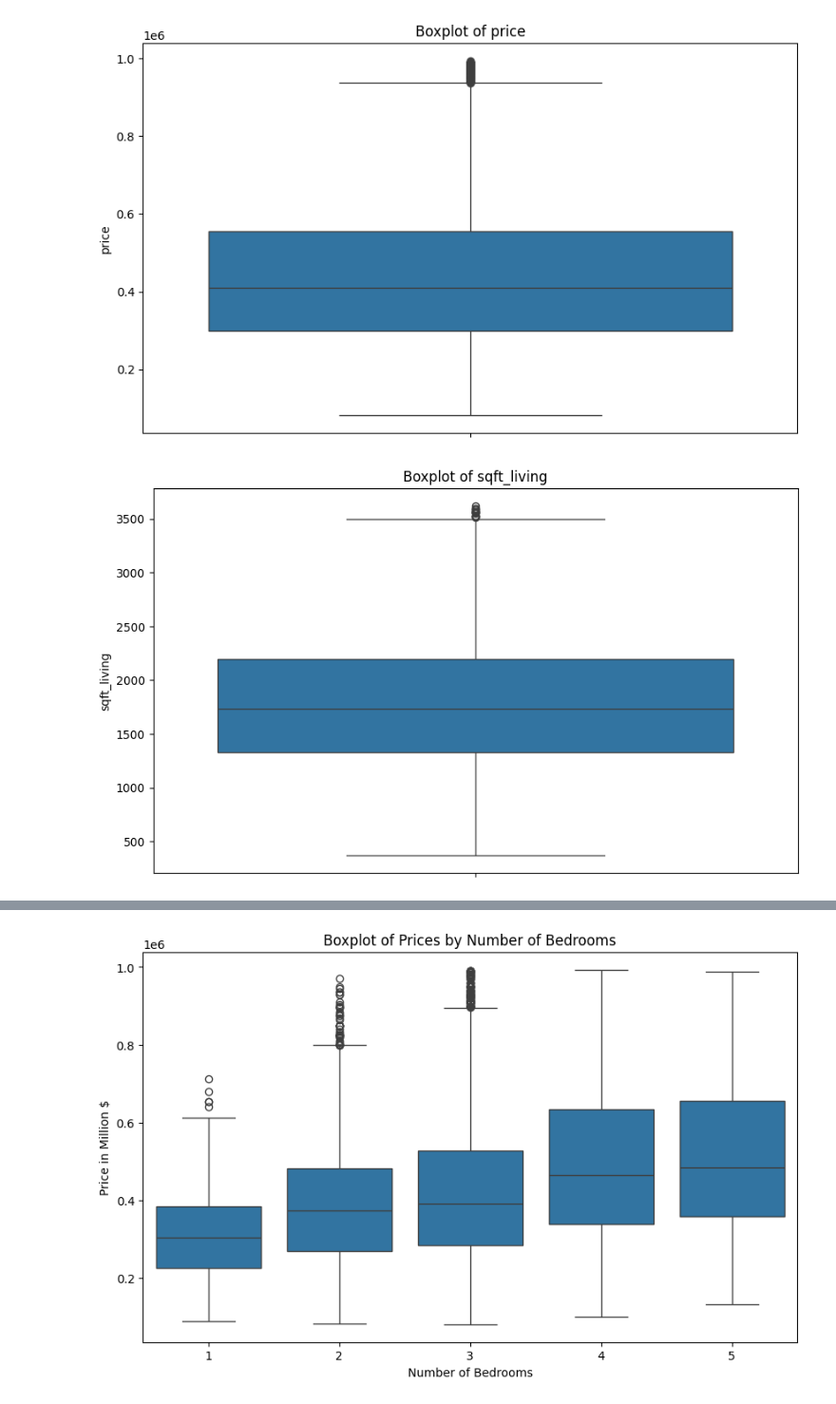
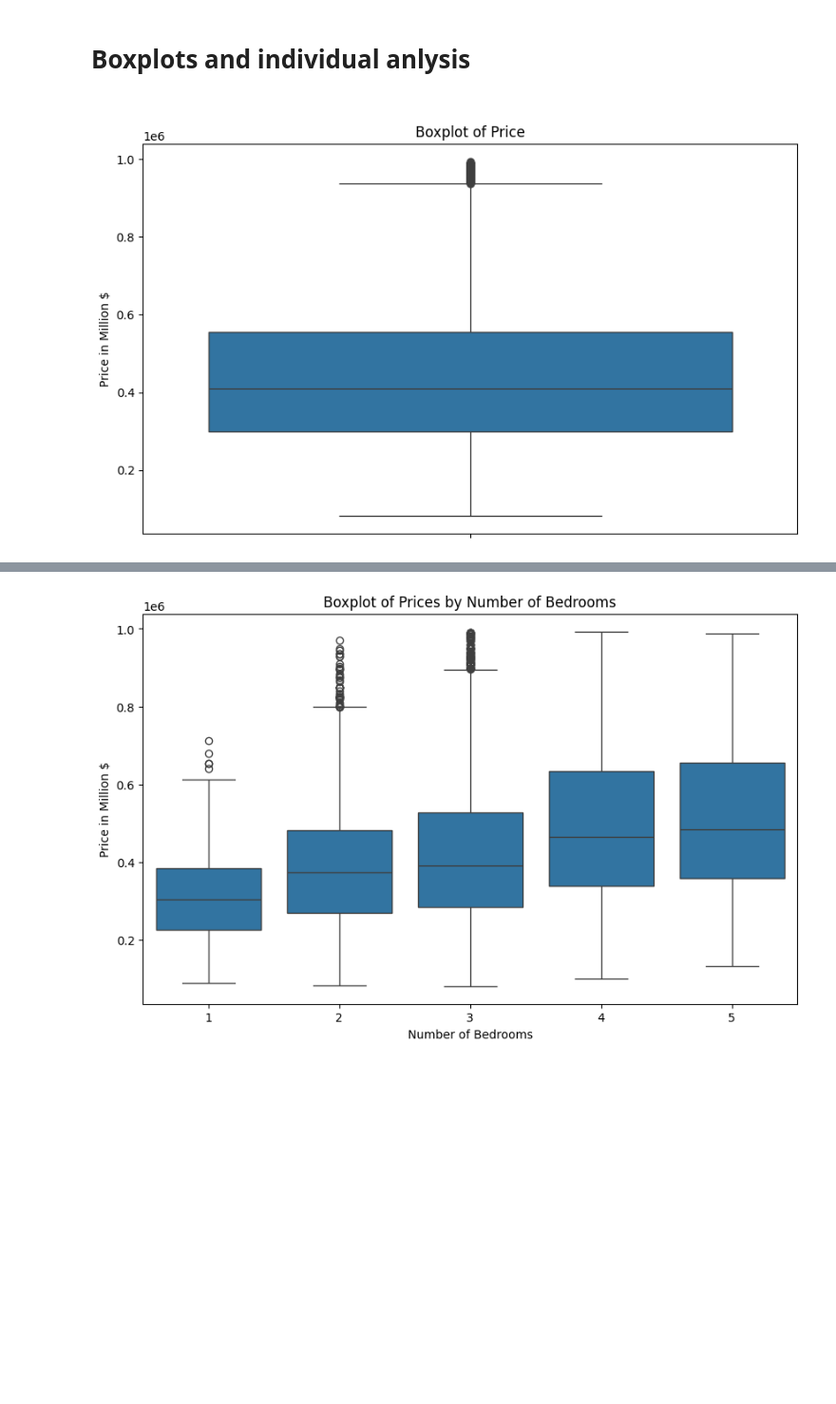
Before and after one commit to NiallGF/First-data-project, a Jupyter notebook: Kaggle Project/Workbooks/EDA/boxplots.ipynb, the cells around one changed output, grey strips where cells are left out. Shown: that part at 95% size. Saved outputs shown, nothing was run; the diff lists cells and outputs as text; code cells hidden in the pictures; blank space fills up the shorter version.

Commit message:
New Boxplot Markdown Analysis - do this for cleaning next and then begin histogrmas

```diff
--- a/Kaggle Project/Workbooks/EDA/boxplots.ipynb
+++ b/Kaggle Project/Workbooks/EDA/boxplots.ipynb
@@ -9,16 +9,14 @@ df = pd.read_csv('/workspaces/Practise-Code/Kaggle Project/Data/Cleaned Data/df_
 df.rename(columns={'date': 'date'}, inplace=True)
 
 df['date'] = pd.to_datetime(df['date'])
+# %% [markdown]
+<h1>Boxplots and individual anlysis<h1>
 # %%
-cols = ['price', 'sqft_living', 'sqft_lot', 'sqft_above', 'sqft_basement', 'sqft_living15', 'sqft_lot15', 'yr_built']
-
-# Plot boxplots for each column
-for col in cols:
-    plt.figure(figsize=(10, 6))
-    sns.boxplot(y=df[col])
-    plt.title(f'Boxplot of {col}')
-    plt.ylabel(col)
-    plt.show()
+# Boxplot for 'price'
+plt.figure(figsize=(10, 6))
+sns.boxplot(y=df['price'])
+plt.title('Boxplot of Price')
+plt.ylabel('Price in Million $')
+plt.show()
 # %% [output]
-[figure, old version]
+[figure, new version]
-[figure, removed]
```
Also changed, not shown: parts of 12 cells of this notebook.
